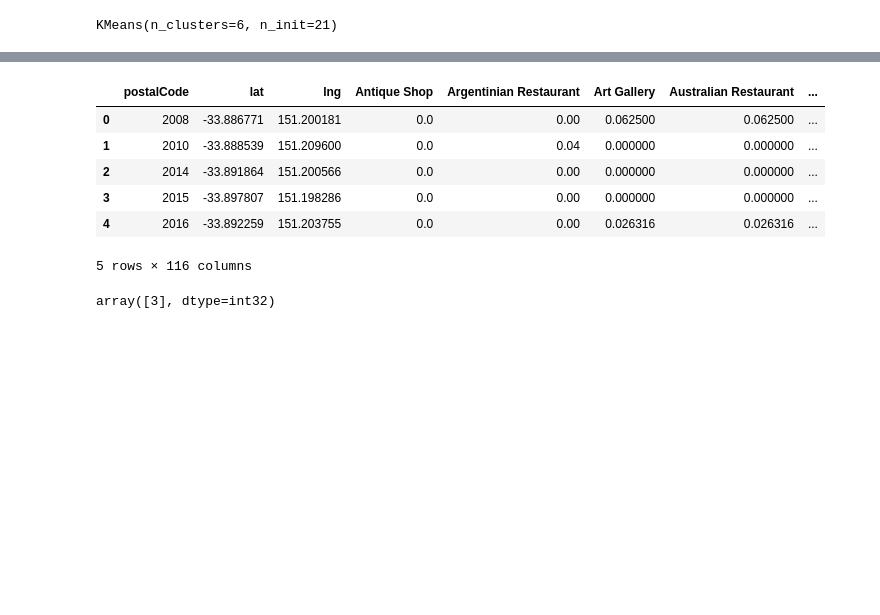
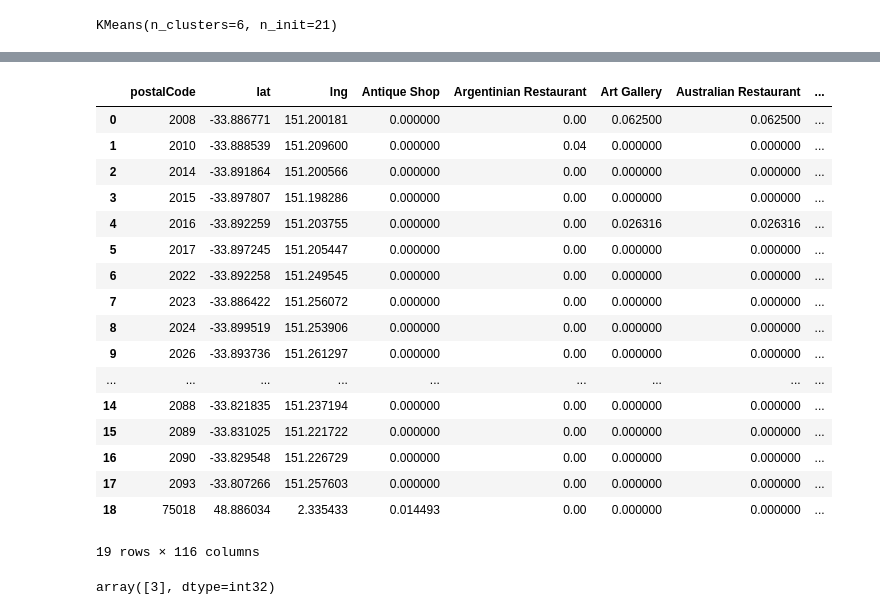
Before and after one commit to evapolini/Coursera_capstone, a Jupyter notebook: Capstone Assignment W5.ipynb, the cells around one changed output, grey strips where cells are left out. Saved outputs shown, nothing was run; the diff lists cells and outputs as text; code cells hidden in the pictures; blank space fills up the shorter version.

```diff
--- a/Capstone Assignment W5.ipynb
+++ b/Capstone Assignment W5.ipynb
@@ -207,25 +218,36 @@ city_grouped.head()
 # %%
 #Get the color for each cluster.
-city_grouped.loc[city_grouped['Label'] == 0, 'color'] = '#000000'
+city_grouped.loc[city_grouped['Label'] == 0, 'color'] = '#6B5B95'
 city_grouped.loc[city_grouped['Label'] == 1, 'color'] = '#ff0060'
 city_grouped.loc[city_grouped['Label'] == 2, 'color'] = '#ff8090'
-city_grouped.loc[city_grouped['Label'] == 3, 'color'] = '#ff8080'
+city_grouped.loc[city_grouped['Label'] == 3, 'color'] = '#000000'
 city_grouped.loc[city_grouped['Label'] == 4, 'color'] = '#FF6F61'
-city_grouped.loc[city_grouped['Label'] == 5, 'color'] = '#6B5B95'
+city_grouped.loc[city_grouped['Label'] == 5, 'color'] = '#ff8080'
 city_grouped.loc[city_grouped['Label'] == 6, 'color'] = '#92A8D1'
 city_grouped.loc[city_grouped['Label'] == 7, 'color'] = '#B565A7'
 city_grouped.loc[city_grouped['Label'] == 8, 'color'] = '#009B77'
 #city_grouped.loc[city_grouped['Label'] == 9, 'color'] = '#DD4124'
 #city_grouped.loc[city_grouped['Label'] == 10, 'color'] = '#45B8AC'
-city_grouped.head ()
+city_grouped
 # %% [output]
 |  | postalCode | lat | lng | Antique Shop | Argentinian Restaurant | Art Gallery | Australian Restaurant | ... |
-| 0 | 2008 | -33.886771 | 151.200181 | 0.0 | 0.00 | 0.062500 | 0.062500 | ... |
-| 1 | 2010 | -33.888539 | 151.209600 | 0.0 | 0.04 | 0.000000 | 0.000000 | ... |
-| 2 | 2014 | -33.891864 | 151.200566 | 0.0 | 0.00 | 0.000000 | 0.000000 | ... |
-| 3 | 2015 | -33.897807 | 151.198286 | 0.0 | 0.00 | 0.000000 | 0.000000 | ... |
-| 4 | 2016 | -33.892259 | 151.203755 | 0.0 | 0.00 | 0.026316 | 0.026316 | ... |
+| 0 | 2008 | -33.886771 | 151.200181 | 0.000000 | 0.00 | 0.062500 | 0.062500 | ... |
+| 1 | 2010 | -33.888539 | 151.209600 | 0.000000 | 0.04 | 0.000000 | 0.000000 | ... |
+| 2 | 2014 | -33.891864 | 151.200566 | 0.000000 | 0.00 | 0.000000 | 0.000000 | ... |
+| 3 | 2015 | -33.897807 | 151.198286 | 0.000000 | 0.00 | 0.000000 | 0.000000 | ... |
+| 4 | 2016 | -33.892259 | 151.203755 | 0.000000 | 0.00 | 0.026316 | 0.026316 | ... |
+| 5 | 2017 | -33.897245 | 151.205447 | 0.000000 | 0.00 | 0.000000 | 0.000000 | ... |
+| 6 | 2022 | -33.892258 | 151.249545 | 0.000000 | 0.00 | 0.000000 | 0.000000 | ... |
+| 7 | 2023 | -33.886422 | 151.256072 | 0.000000 | 0.00 | 0.000000 | 0.000000 | ... |
+| 8 | 2024 | -33.899519 | 151.253906 | 0.000000 | 0.00 | 0.000000 | 0.000000 | ... |
+| 9 | 2026 | -33.893736 | 151.261297 | 0.000000 | 0.00 | 0.000000 | 0.000000 | ... |
+| ... | ... | ... | ... | ... | ... | ... | ... | ... |
+| 14 | 2088 | -33.821835 | 151.237194 | 0.000000 | 0.00 | 0.000000 | 0.000000 | ... |
+| 15 | 2089 | -33.831025 | 151.221722 | 0.000000 | 0.00 | 0.000000 | 0.000000 | ... |
+| 16 | 2090 | -33.829548 | 151.226729 | 0.000000 | 0.00 | 0.000000 | 0.000000 | ... |
+| 17 | 2093 | -33.807266 | 151.257603 | 0.000000 | 0.00 | 0.000000 | 0.000000 | ... |
+| 18 | 75018 | 48.886034 | 2.335433 | 0.014493 | 0.00 | 0.000000 | 0.000000 | ... |
-5 rows × 116 columns
+19 rows × 116 columns
 # %%
 #Get the Label/Cluster number from paris. It will be used to filter Sydney dataset
 MontmatreCluster = city_grouped.loc[city_grouped['postalCode'] == '75018']['Label'].values
```
Also changed, not shown: parts of 3 cells of this notebook.
